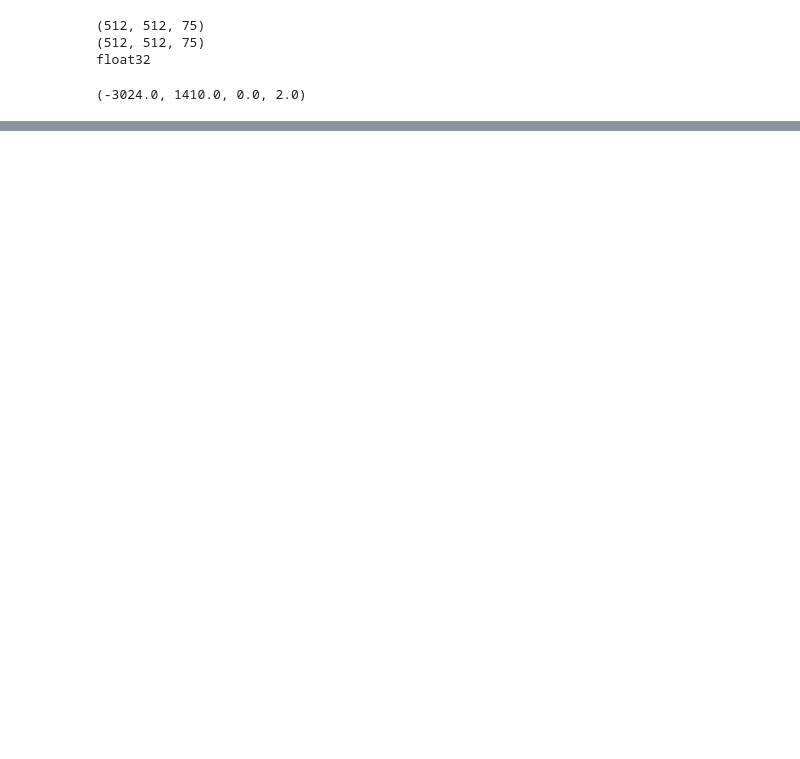
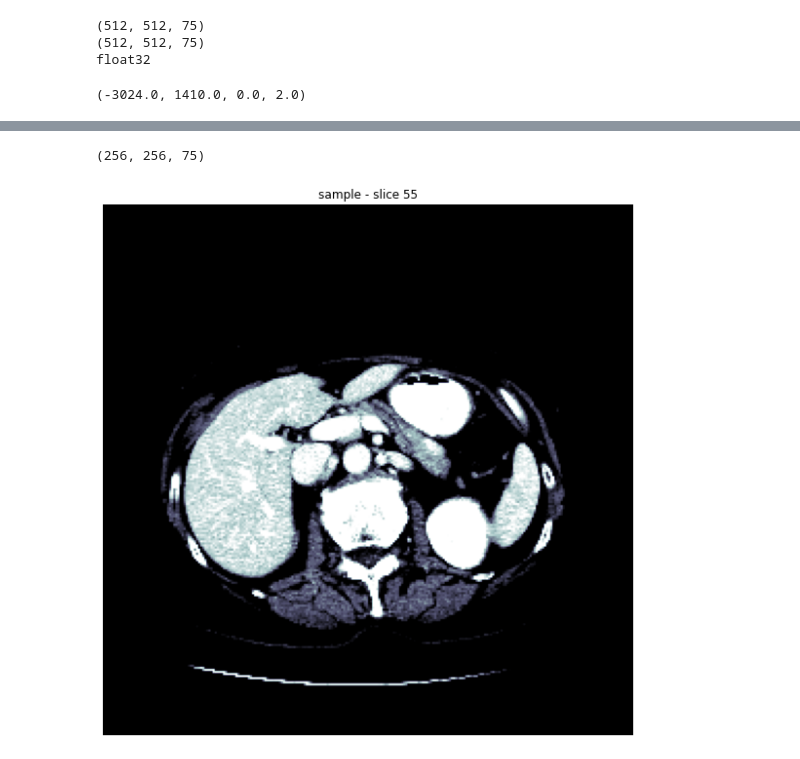
Before and after one commit to markos-gkozntaris/Does-UNet3-Generalize, a Jupyter notebook: notebooks/exploration.ipynb, the cells around one changed output, grey strips where cells are left out. Saved outputs shown, nothing was run; the diff lists cells and outputs as text; code cells hidden in the pictures; blank space fills up the shorter version.

```diff
--- a/notebooks/exploration.ipynb
+++ b/notebooks/exploration.ipynb
@@ -75,0 +84,15 @@ for s in range(50, 75, 5):
+# %%
+def resample(ct, avg_pooling=False):
+    ''' resample (512x512 to 256x256), max pooling by default '''
+    bin_size = 512 // 256
+    n_slices = ct.shape[2]
+    reshaped = ct.reshape((256, bin_size, 256, bin_size, n_slices))
+    return reshaped.max(3).max(1) if not avg_pooling else reshaped.mean(3).mean(1)
+
+# max pooling resampling
+ct_resampled = resample(ct_windowed)
+print(ct_resampled.shape)
+vis(ct_resampled, slice=55)
+# %% [output]
+(256, 256, 75)
+[figure, added]
```
Also changed, not shown: parts of 8 cells of this notebook.
